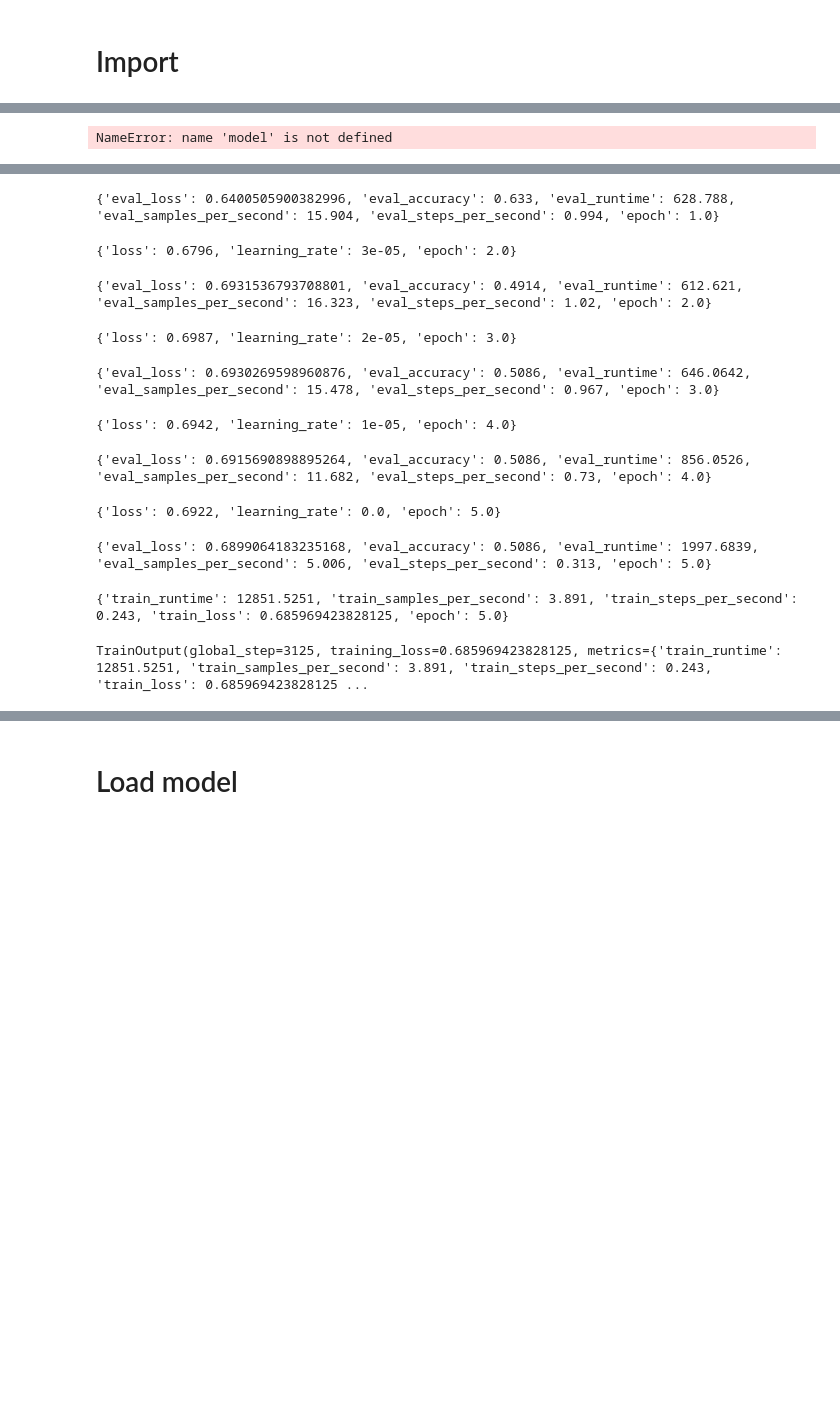
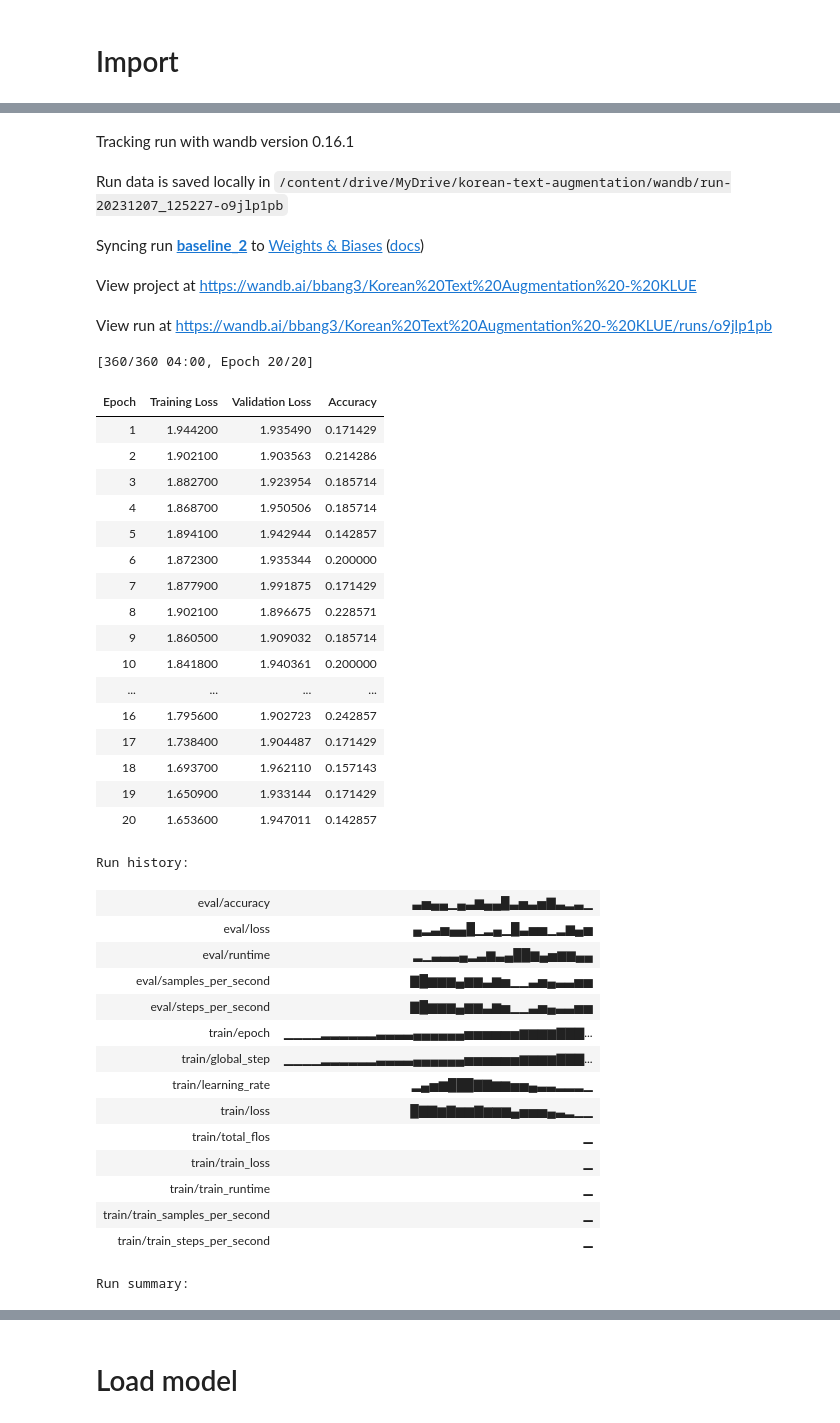
Before and after one commit to bbang3/korean-text-augmentation, a Jupyter notebook: experiment.ipynb, the cells around one changed output, grey strips where cells are left out. Cells and saved outputs as stored; diff of their text form; code cells hidden in the pictures; blank space fills up the shorter version.

Commit message:
Baseline Experiment

```diff
--- a/experiment.ipynb
+++ b/experiment.ipynb
@@ -28,13 +66,15 @@ import evaluate
 # %%
-train_path = 'dataset/train_aug_backtranslate.csv'
-test_path = 'dataset/test.csv'
-dataset = load_dataset('csv', data_files={'train': train_path, 'test': test_path})
+train_path = 'data/train_low.csv'
+val_path = 'data/val_low.csv'
+test_path = 'data/test.csv'
+dataset = load_dataset('csv', data_files={'train': train_path, 'validation': val_path, 'test': test_path})
 # %%
 import gc
 gc.collect()
 torch.cuda.empty_cache()
 del model
 # %%
+num_labels = 7
 tokenizer = BertTokenizer.from_pretrained("monologg/kobert")
-model = BertForSequenceClassification.from_pretrained("monologg/kobert", num_labels=2).to("cuda")
+model = BertForSequenceClassification.from_pretrained("monologg/kobert", num_labels=7).to("cuda")
 # %% [output]
@@ -42,9 +82,9 @@ Some weights of BertForSequenceClassification were not initialized from the mode
 You should probably TRAIN this model on a down-stream task to be able to use it for predictions and inference.
 # %%
 def tokenization(example):
-    return tokenizer(example["text"], padding="max_length", truncation=True)
+    return tokenizer(example["title"], padding="max_length", truncation=True)
 
-tokenized_dataset = dataset.map(tokenization, batched=True, remove_columns=["text"])
+tokenized_dataset = dataset.map(tokenization, batched=True, remove_columns=["title"])
 tokenized_dataset.set_format("torch")
 # %%
 metric = evaluate.load("accuracy")
@@ -55,8 +95,9 @@ def compute_metrics(eval_pred):
     return metric.compute(predictions=predictions, references=labels)
 # %%
 training_args = TrainingArguments(
-    output_dir='./checkpoints/backtranslate_2',
-    num_train_epochs=5,
+    output_dir='./checkpoints/baseline',
+    num_train_epochs=20,
+    warmup_steps=100,
     per_device_train_batch_size=16,
     per_device_eval_batch_size=16,
     metric_for_best_model='accuracy',
@@ -65,6 +106,8 @@ training_args = TrainingArguments(
     evaluation_strategy='epoch',
     logging_strategy='epoch',
     save_strategy='epoch',
+    report_to='wandb',
+    run_name='baseline_2'
 )
 
 trainer = Trainer(
@@ -72,11 +115,10 @@ trainer = Trainer(
     tokenizer=tokenizer,
     args=training_args,
     train_dataset=tokenized_dataset['train'],
-    eval_dataset=tokenized_dataset['train'],
+    eval_dataset=tokenized_dataset['validation'],
     compute_metrics=compute_metrics,
 )
-# %% [output]
-NameError: name 'model' is not defined
 # %%
 trainer.train()
+wandb.finish()
 # %% [output]
@@ -84,11 +126,39 @@ trainer.train()
+Tracking run with wandb version 0.16.1
+Run data is saved locally in /content/drive/MyDrive/korean-text-augmentation/wandb/run-20231207_125227-o9jlp1pb
+Syncing run baseline_2 to Weights & Biases (docs)
+View project at https://wandb.ai/bbang3/Korean%20Text%20Augmentation%20-%20KLUE
+View run at https://wandb.ai/bbang3/Korean%20Text%20Augmentation%20-%20KLUE/runs/o9jlp1pb
-{'eval_loss': 0.6400505900382996, 'eval_accuracy': 0.633, 'eval_runtime': 628.788, 'eval_samples_per_second': 15.904, 'eval_steps_per_second': 0.994, 'epoch': 1.0}
+[360/360 04:00, Epoch 20/20]
+| Epoch | Training Loss | Validation Loss | Accuracy |
+| 1 | 1.944200 | 1.935490 | 0.171429 |
+| 2 | 1.902100 | 1.903563 | 0.214286 |
+| 3 | 1.882700 | 1.923954 | 0.185714 |
+| 4 | 1.868700 | 1.950506 | 0.185714 |
+| 5 | 1.894100 | 1.942944 | 0.142857 |
+| 6 | 1.872300 | 1.935344 | 0.200000 |
+| 7 | 1.877900 | 1.991875 | 0.171429 |
+| 8 | 1.902100 | 1.896675 | 0.228571 |
+| 9 | 1.860500 | 1.909032 | 0.185714 |
+| 10 | 1.841800 | 1.940361 | 0.200000 |
+| ... | ... | ... | ... |
+| 16 | 1.795600 | 1.902723 | 0.242857 |
+| 17 | 1.738400 | 1.904487 | 0.171429 |
+| 18 | 1.693700 | 1.962110 | 0.157143 |
+| 19 | 1.650900 | 1.933144 | 0.171429 |
+| 20 | 1.653600 | 1.947011 | 0.142857 |
-{'loss': 0.6796, 'learning_rate': 3e-05, 'epoch': 2.0}
+Run history:
+| eval/accuracy | ▃▅▄▄▁▄▃▆▄▄█▃▅▃▅▇▃▂▃▁ |
+| eval/loss | ▄▂▃▅▄▄█▁▂▄▁█▃▅▅▁▂▆▄▅ |
+| eval/runtime | ▂▁▃▃▃▄▂▃▆▃▄██▆▄▅▆▆▄▄ |
+| eval/samples_per_second | ▇█▆▆▆▄▆▆▃▆▅▁▁▃▅▄▃▃▅▅ |
+| eval/steps_per_second | ▇█▆▆▆▄▆▆▃▆▅▁▁▃▅▄▃▃▅▅ |
+| train/epoch | ▁▁▁▁▂▂▂▂▂▂▃▃▃▃▄▄▄▄▄▄▅▅▅▅▅▅▆▆▆▆▇▇▇... |
+| train/global_step | ▁▁▁▁▂▂▂▂▂▂▃▃▃▃▄▄▄▄▄▄▅▅▅▅▅▅▆▆▆▆▇▇▇... |
+| train/learning_rate | ▂▄▅▆███▇▇▆▆▅▅▄▃▃▂▂▂▁ |
+| train/loss | █▇▇▆▇▆▆▇▆▆▆▄▅▅▅▄▃▂▁▁ |
+| train/total_flos | ▁ |
+| train/train_loss | ▁ |
+| train/train_runtime | ▁ |
+| train/train_samples_per_second | ▁ |
+| train/train_steps_per_second | ▁ |
-{'eval_loss': 0.6931536793708801, 'eval_accuracy': 0.4914, 'eval_runtime': 612.621, 'eval_samples_per_second': 16.323, 'eval_steps_per_second': 1.02, 'epoch': 2.0}
+Run summary:
-{'loss': 0.6987, 'learning_rate': 2e-05, 'epoch': 3.0}
-{'eval_loss': 0.6930269598960876, 'eval_accuracy': 0.5086, 'eval_runtime': 646.0642, 'eval_samples_per_second': 15.478, 'eval_steps_per_second': 0.967, 'epoch': 3.0}
-{'loss': 0.6942, 'learning_rate': 1e-05, 'epoch': 4.0}
-{'eval_loss': 0.6915690898895264, 'eval_accuracy': 0.5086, 'eval_runtime': 856.0526, 'eval_samples_per_second': 11.682, 'eval_steps_per_second': 0.73, 'epoch': 4.0}
-{'loss': 0.6922, 'learning_rate': 0.0, 'epoch': 5.0}
-{'eval_loss': 0.6899064183235168, 'eval_accuracy': 0.5086, 'eval_runtime': 1997.6839, 'eval_samples_per_second': 5.006, 'eval_steps_per_second': 0.313, 'epoch': 5.0}
-{'train_runtime': 12851.5251, 'train_samples_per_second': 3.891, 'train_steps_per_second': 0.243, 'train_loss': 0.685969423828125, 'epoch': 5.0}
-TrainOutput(global_step=3125, training_loss=0.685969423828125, metrics={'train_runtime': 12851.5251, 'train_samples_per_second': 3.891, 'train_steps_per_second': 0.243, 'train_loss': 0.685969423828125 ...
```
Also changed, not shown: parts of 14 cells of this notebook.
